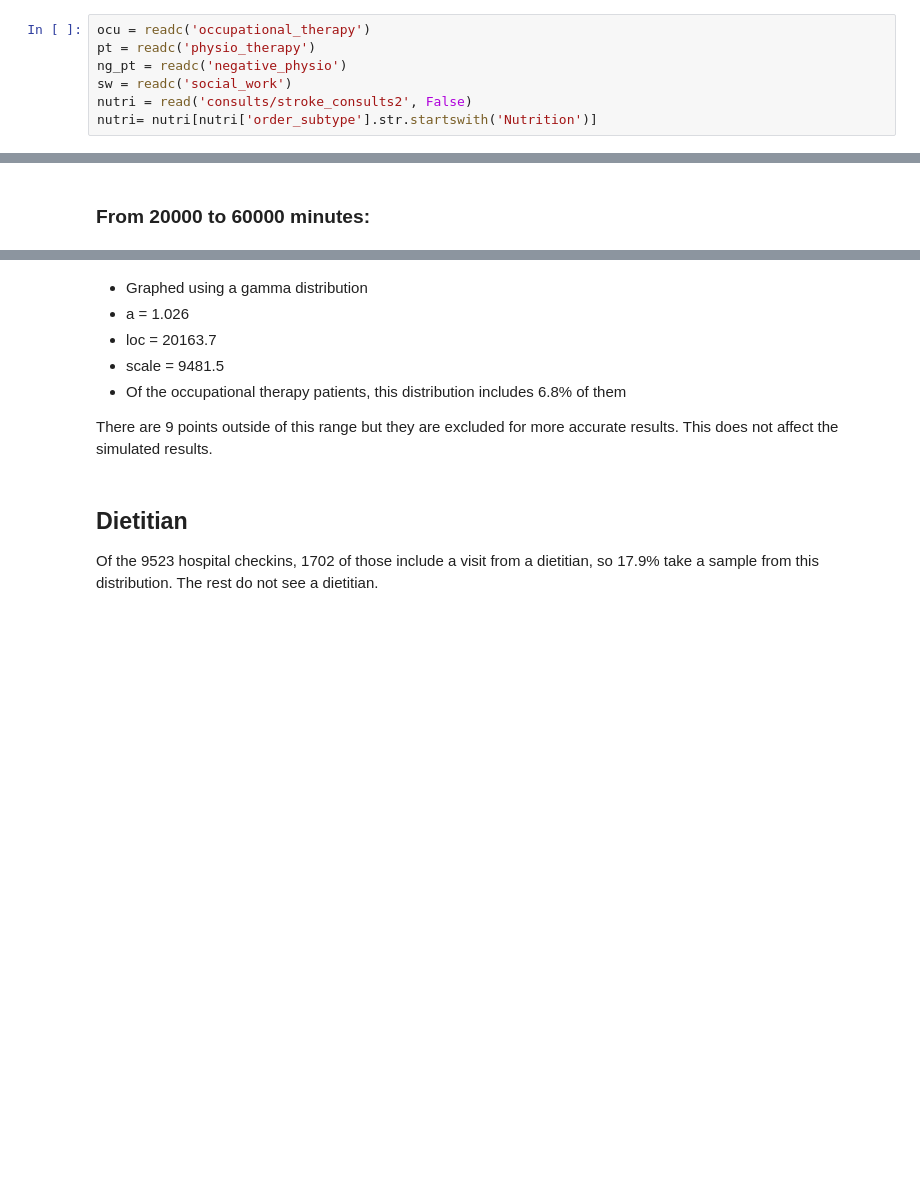
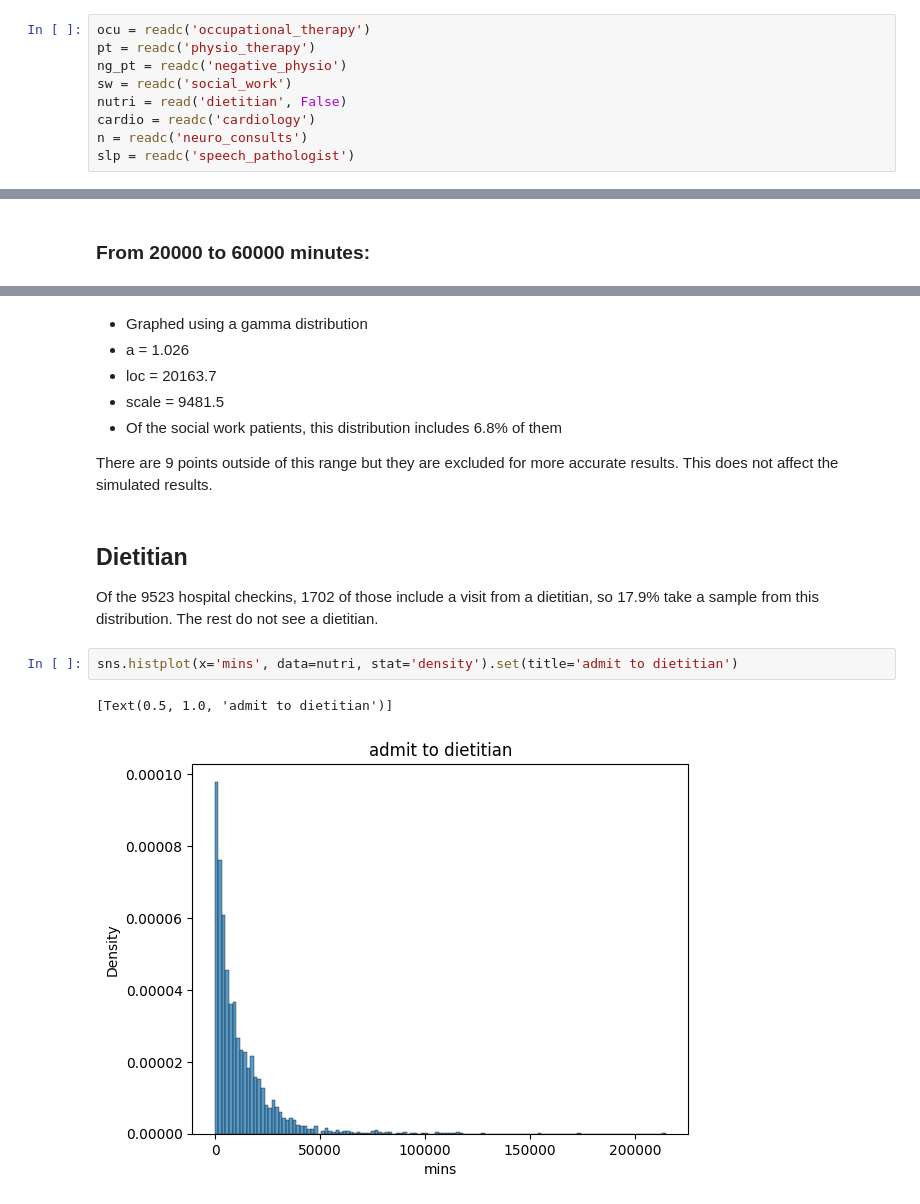
Before and after one commit to emilydormody/Synthetic-Stroke-Data, a Jupyter notebook: histogram_summaries.ipynb, the cells around one changed output, grey strips where cells are left out. Saved outputs shown, nothing was run; the diff lists cells and outputs as text; blank space fills up the shorter version.

```diff
--- a/histogram_summaries.ipynb
+++ b/histogram_summaries.ipynb
@@ -38,8 +38,10 @@ ocu = readc('occupational_therapy')
 pt = readc('physio_therapy')
 ng_pt = readc('negative_physio')
 sw = readc('social_work')
-nutri = read('consults/stroke_consults2', False)
-nutri= nutri[nutri['order_subtype'].str.startswith('Nutrition')]
+nutri = read('dietitian', False)
+cardio = readc('cardiology')
+n = readc('neuro_consults')
+slp = readc('speech_pathologist')
 # %% [markdown]
 # Synthetic Stroke Data – Mimic Analysis
 # %% [markdown]
@@ -730,10 +724,15 @@ a, loc, scale, len(data)/len(sw)
 - a = 1.026
 - loc = 20163.7
 - scale = 9481.5
-- Of the occupational therapy  patients, this distribution includes 6.8% of them
+- Of the social work  patients, this distribution includes 6.8% of them
 
 There are 9 points outside of this range but they are excluded for more accurate results. This does not affect the simulated results.
 # %% [markdown]
 ## Dietitian
 
 Of the 9523 hospital checkins, 1702 of those include a visit from a dietitian, so 17.9% take a sample from this distribution. The rest do not see a dietitian.
+# %%
+sns.histplot(x='mins', data=nutri, stat='density').set(title='admit to dietitian')
+# %% [output]
+[Text(0.5, 1.0, 'admit to dietitian')]
+[figure, added]
```
Also changed, not shown: parts of 34 cells of this notebook.
